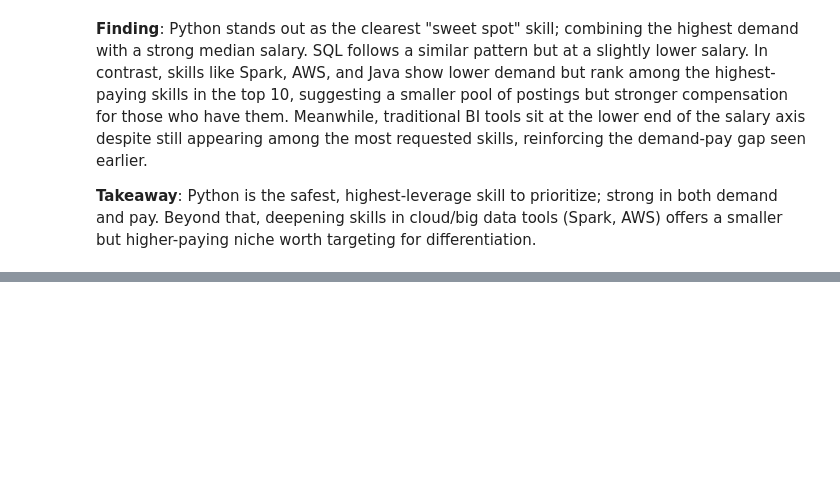
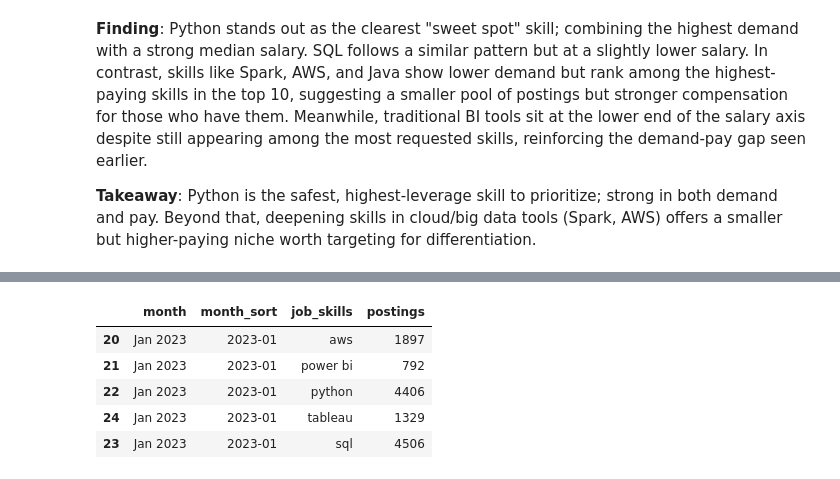
Before and after one commit to Mamadeo44/PYTHON_DATA_PROJECT, a Jupyter notebook: notebooks/4_top_skills_remote.ipynb, the cells around one changed output, grey strips where cells are left out. Cells and saved outputs as stored; diff of their text form; code cells hidden in the pictures; blank space fills up the shorter version.

```diff
--- a/notebooks/4_top_skills_remote.ipynb
+++ b/notebooks/4_top_skills_remote.ipynb
@@ -172,0 +177,21 @@ plt.show()
+# %%
+key_skills = ['python', 'sql', 'aws', 'power bi', 'tableau']
+
+df_remote_time = df_remote_exploded[df_remote_exploded['job_skills'].isin(key_skills)].copy()
+df_remote_time['month'] = df_remote_time['job_posted_date'].dt.strftime('%b %Y')
+df_remote_time['month_sort'] = df_remote_time['job_posted_date'].dt.to_period('M')
+
+monthly_demand = (
+    df_remote_time.groupby(['month', 'month_sort', 'job_skills'])
+    .size()
+    .reset_index(name='postings')
+    .sort_values('month_sort')
+)
+monthly_demand.head()
+# %% [output]
+|  | month | month_sort | job_skills | postings |
+| 20 | Jan 2023 | 2023-01 | aws | 1897 |
+| 21 | Jan 2023 | 2023-01 | power bi | 792 |
+| 22 | Jan 2023 | 2023-01 | python | 4406 |
+| 24 | Jan 2023 | 2023-01 | tableau | 1329 |
+| 23 | Jan 2023 | 2023-01 | sql | 4506 |
```
Also changed, not shown: parts of 5 cells of this notebook, 2 other files.
